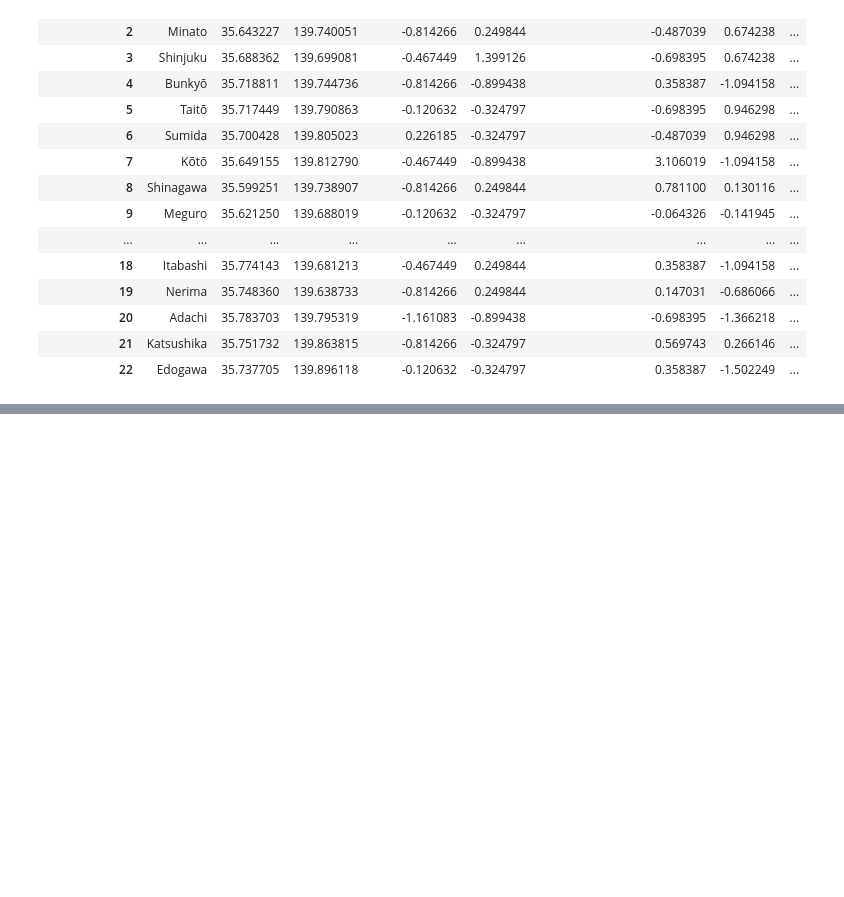
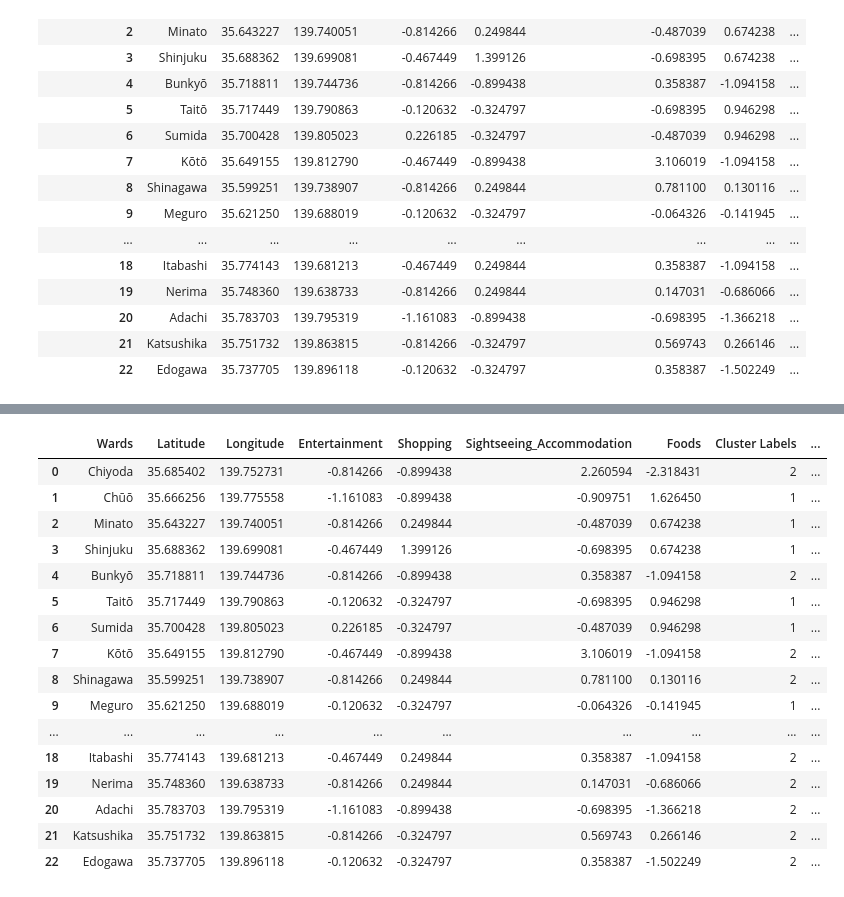
Before and after one commit to mtemel-dev/Project-Repo, a Jupyter notebook: Capstone Project - Tokyo Clustering based on Food, Entertainment, Sightseeing, Shopping- Melih.ipynb, the cells around one changed output, grey strips where cells are left out. Drawn from its saved outputs; the diff is of its cells as text; code cells hidden in the pictures; blank space fills up the shorter version.

```diff
--- a/Capstone Project - Tokyo Clustering based on Food, Entertainment, Sightseeing, Shopping- Melih.ipynb
+++ b/Capstone Project - Tokyo Clustering based on Food, Entertainment, Sightseeing, Shopping- Melih.ipynb
@@ -440,0 +464,20 @@ map_clusters
+# %%
+df_merge_col
+# %% [output]
+|  | Wards | Latitude | Longitude | Entertainment | Shopping | Sightseeing_Accommodation | Foods | Cluster Labels | ... |
+| 0 | Chiyoda | 35.685402 | 139.752731 | -0.814266 | -0.899438 | 2.260594 | -2.318431 | 2 | ... |
+| 1 | Chūō | 35.666256 | 139.775558 | -1.161083 | -0.899438 | -0.909751 | 1.626450 | 1 | ... |
+| 2 | Minato | 35.643227 | 139.740051 | -0.814266 | 0.249844 | -0.487039 | 0.674238 | 1 | ... |
+| 3 | Shinjuku | 35.688362 | 139.699081 | -0.467449 | 1.399126 | -0.698395 | 0.674238 | 1 | ... |
+| 4 | Bunkyō | 35.718811 | 139.744736 | -0.814266 | -0.899438 | 0.358387 | -1.094158 | 2 | ... |
+| 5 | Taitō | 35.717449 | 139.790863 | -0.120632 | -0.324797 | -0.698395 | 0.946298 | 1 | ... |
+| 6 | Sumida | 35.700428 | 139.805023 | 0.226185 | -0.324797 | -0.487039 | 0.946298 | 1 | ... |
+| 7 | Kōtō | 35.649155 | 139.812790 | -0.467449 | -0.899438 | 3.106019 | -1.094158 | 2 | ... |
+| 8 | Shinagawa | 35.599251 | 139.738907 | -0.814266 | 0.249844 | 0.781100 | 0.130116 | 2 | ... |
+| 9 | Meguro | 35.621250 | 139.688019 | -0.120632 | -0.324797 | -0.064326 | -0.141945 | 1 | ... |
+| ... | ... | ... | ... | ... | ... | ... | ... | ... | ... |
+| 18 | Itabashi | 35.774143 | 139.681213 | -0.467449 | 0.249844 | 0.358387 | -1.094158 | 2 | ... |
+| 19 | Nerima | 35.748360 | 139.638733 | -0.814266 | 0.249844 | 0.147031 | -0.686066 | 2 | ... |
+| 20 | Adachi | 35.783703 | 139.795319 | -1.161083 | -0.899438 | -0.698395 | -1.366218 | 2 | ... |
+| 21 | Katsushika | 35.751732 | 139.863815 | -0.814266 | -0.324797 | 0.569743 | 0.266146 | 2 | ... |
+| 22 | Edogawa | 35.737705 | 139.896118 | -0.120632 | -0.324797 | 0.358387 | -1.502249 | 2 | ... |
```
Also changed, not shown: parts of 4 cells of this notebook.
